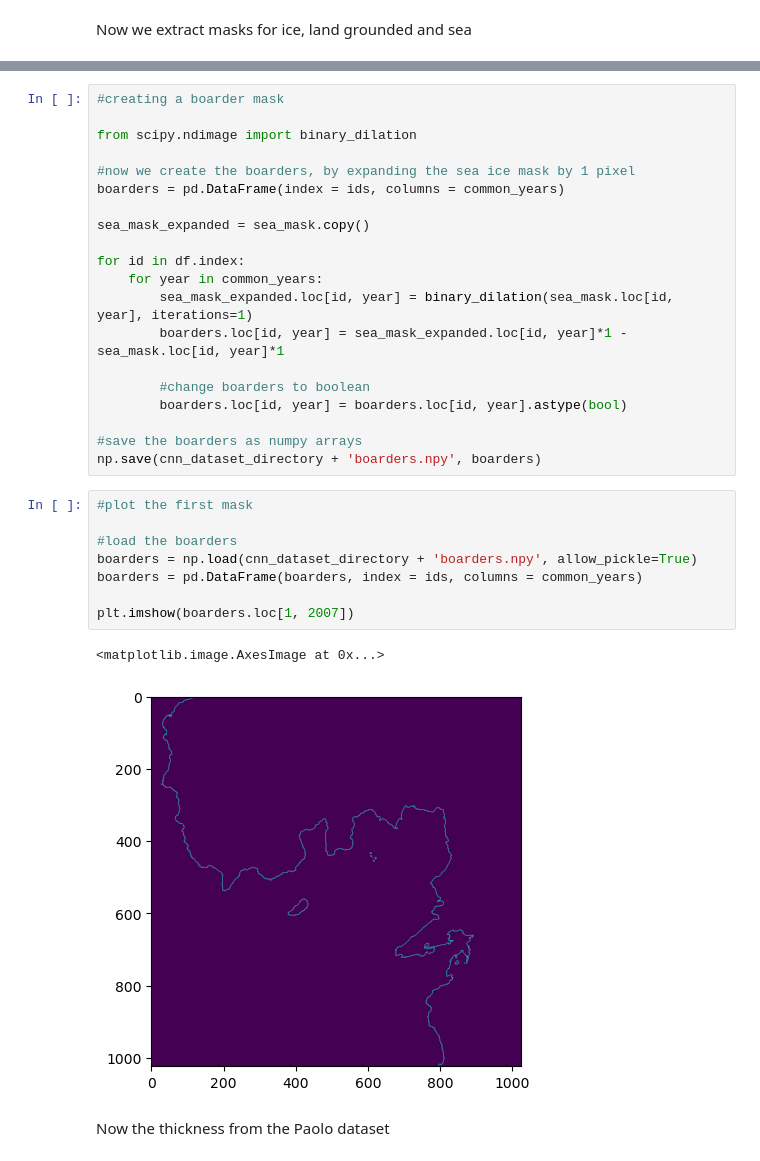
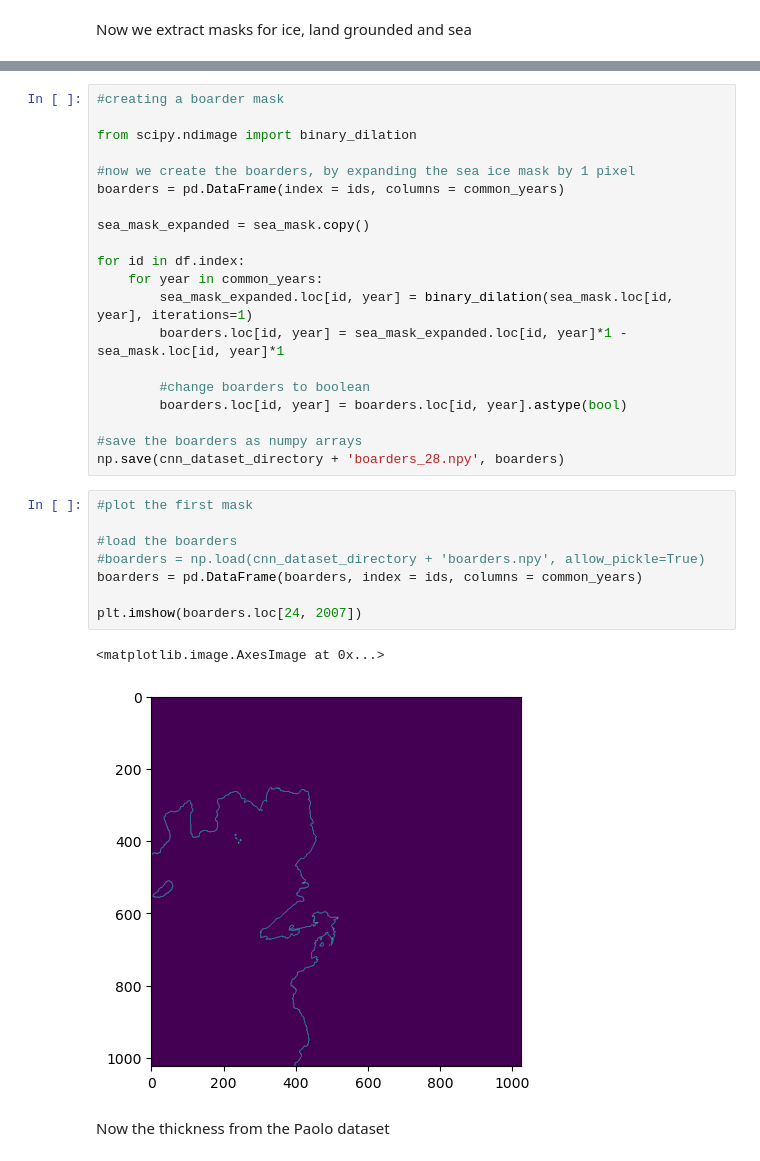
Before and after one commit to Moncada-Francesco-97/Calving-U-Net, a Jupyter notebook: cnn_dataset_preparation/creating_masks.ipynb, the cells around one changed output, grey strips where cells are left out. Cells and saved outputs as stored; diff of their text form.

```diff
--- a/cnn_dataset_preparation/creating_masks.ipynb
+++ b/cnn_dataset_preparation/creating_masks.ipynb
@@ -116,18 +131,18 @@ for id in df.index:
         boarders.loc[id, year] = boarders.loc[id, year].astype(bool)
 
 #save the boarders as numpy arrays
-np.save(cnn_dataset_directory + 'boarders.npy', boarders)
+np.save(cnn_dataset_directory + 'boarders_28.npy', boarders)
 # %%
 #plot the first mask
 
 #load the boarders
-boarders = np.load(cnn_dataset_directory + 'boarders.npy', allow_pickle=True)
+#boarders = np.load(cnn_dataset_directory + 'boarders.npy', allow_pickle=True)
 boarders = pd.DataFrame(boarders, index = ids, columns = common_years)
 
-plt.imshow(boarders.loc[1, 2007])
+plt.imshow(boarders.loc[24, 2007])
 # %% [output]
 <matplotlib.image.AxesImage at 0x...>
-[figure, old version]
+[figure, new version]
 # %% [markdown]
 Now the thickness from the Paolo dataset
 # %%
```
Also changed, not shown: parts of 3 cells of this notebook, 10 other files.
